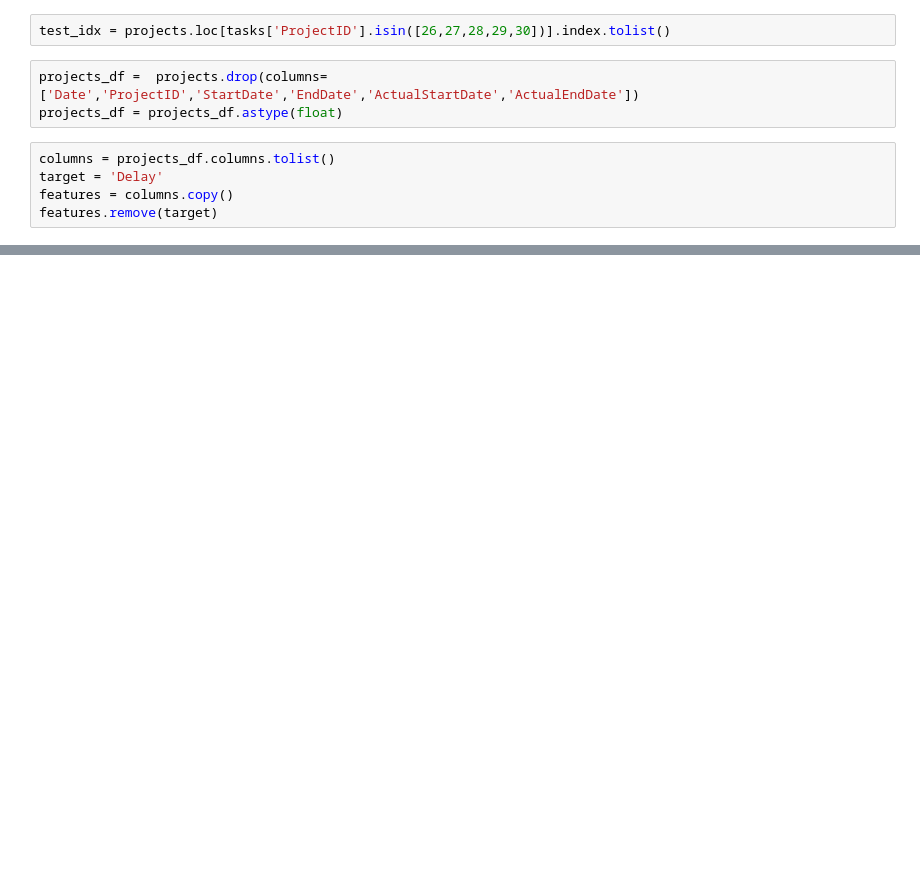
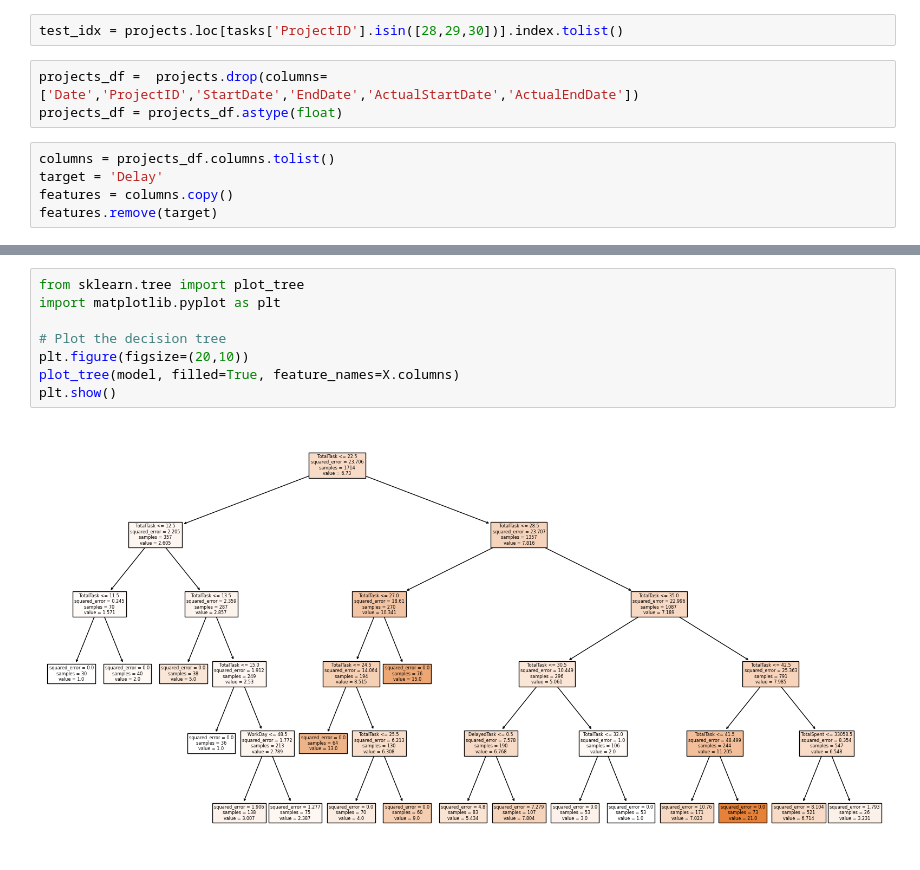
Before and after one commit to radicu/method, a Jupyter notebook: main.ipynb, the cells around one changed output, grey strips where cells are left out. Cells and saved outputs as stored; diff of their text form; blank space fills up the shorter version.

```diff
--- a/main.ipynb
+++ b/main.ipynb
@@ -30,7 +29,7 @@ projects['Weekend'] = projects['Date'].apply(lambda x: isWeekend(x)).astype(int)
 projects['DayCount'] = (projects['Date']-projects['StartDate']).dt.days
 projects['Delay'] = (projects['ActualEndDate'] - projects['EndDate']).dt.days
 # %%
-test_idx = projects.loc[tasks['ProjectID'].isin([26,27,28,29,30])].index.tolist()
+test_idx = projects.loc[tasks['ProjectID'].isin([28,29,30])].index.tolist()
 # %%
 projects_df =  projects.drop(columns=['Date','ProjectID','StartDate','EndDate','ActualStartDate','ActualEndDate'])
 projects_df = projects_df.astype(float)
@@ -93 +84,11 @@ Train MAE : 1.0995277436810604  | Test MAE :  1.2579808061119164
+# %%
+from sklearn.tree import plot_tree
+import matplotlib.pyplot as plt
+
+# Plot the decision tree
+plt.figure(figsize=(20,10))
+plot_tree(model, filled=True, feature_names=X.columns)
+plt.show()
+# %% [output]
+[figure, added]
 # %%
```
Also changed, not shown: parts of 14 cells of this notebook, 17 other files.
